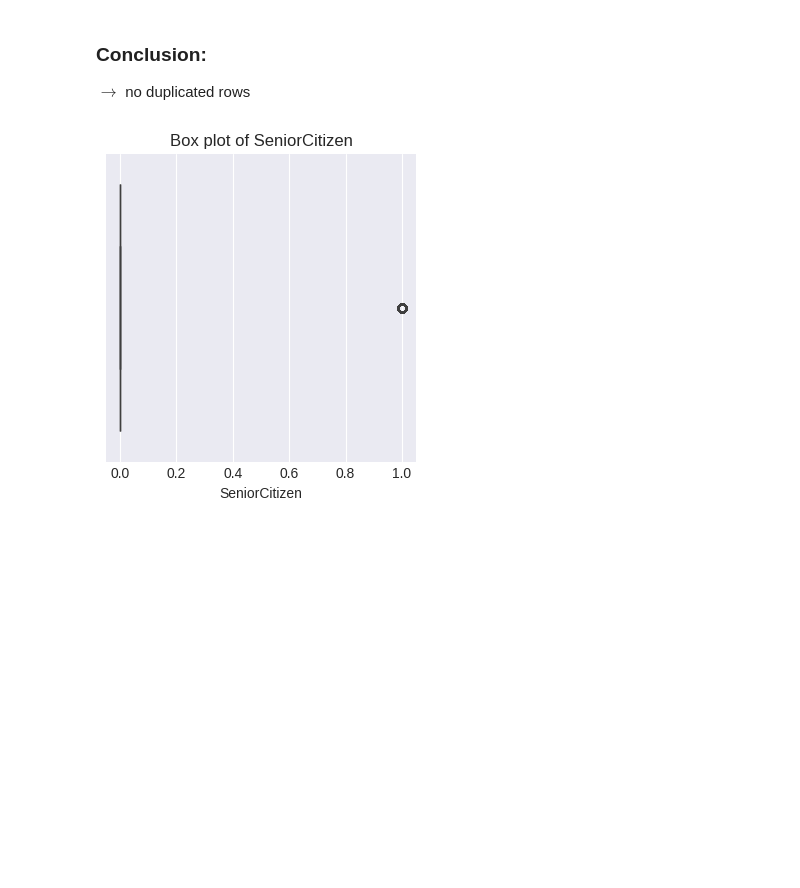
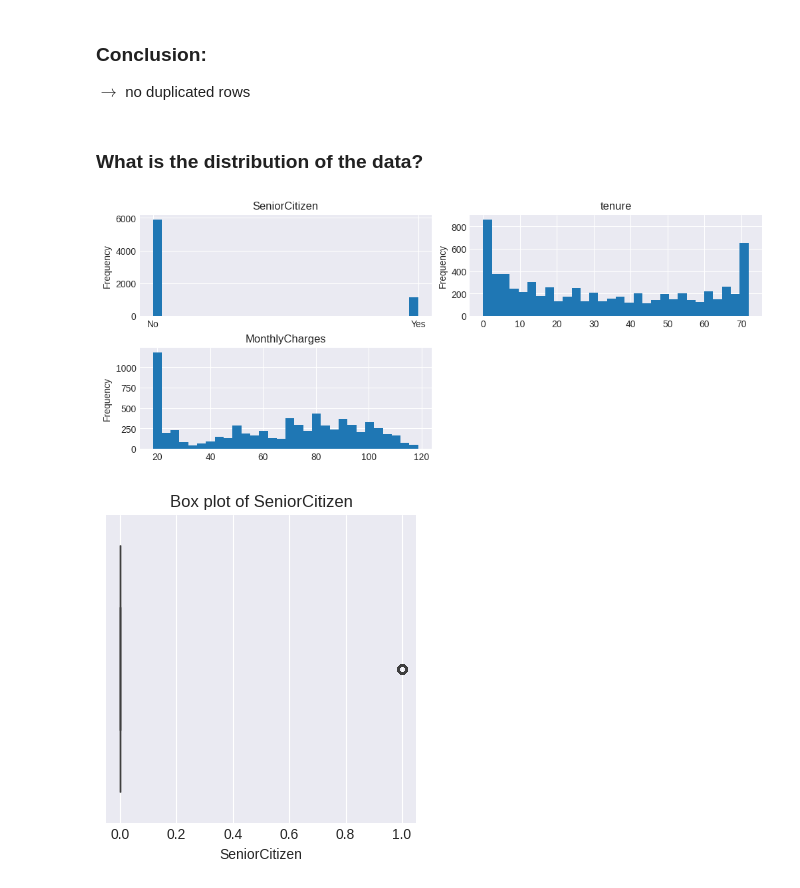
Before and after one commit to hajarmst211/customer_churn_prediction, a Jupyter notebook: notebooks/exploration.ipynb, the cells around one changed output. Cells and saved outputs as stored; diff of their text form; code cells hidden in the pictures; blank space fills up the shorter version.

```diff
--- a/notebooks/exploration.ipynb
+++ b/notebooks/exploration.ipynb
@@ -88,6 +88,20 @@ np.int64(22)
 $\rightarrow$ no duplicated rows
 # %%
 Numeric_cols = df.select_dtypes(include=['int64','float64']).columns
+# %% [markdown]
+### What is the distribution of the data?
+# %%
+n_rows = (len(Numeric_cols )+1)//2
+figure, axes = plt.subplots(n_rows ,2, figsize = (10,2*n_rows), constrained_layout=True)
+axes = axes.flatten()
+for i,column in enumerate(Numeric_cols ):
+    axes[i].hist(df[column].dropna(), bins=30)
+    axes[i].set_title(column)
+    axes[i].set_ylabel("Frequency")
+for j in range(len(Numeric_cols), len(axes)):
+    figure.delaxes(axes[j])
+# %% [output]
+[figure, added]
 # %%
 for col in Numeric_cols:
     plt.figure(figsize=(4,4))
```
Also changed, not shown: 2 other files.
